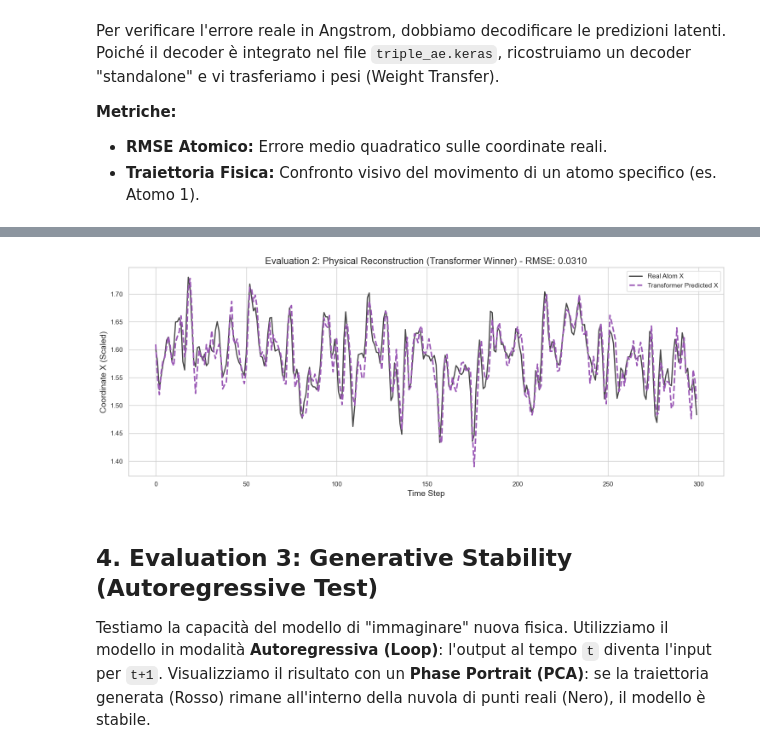
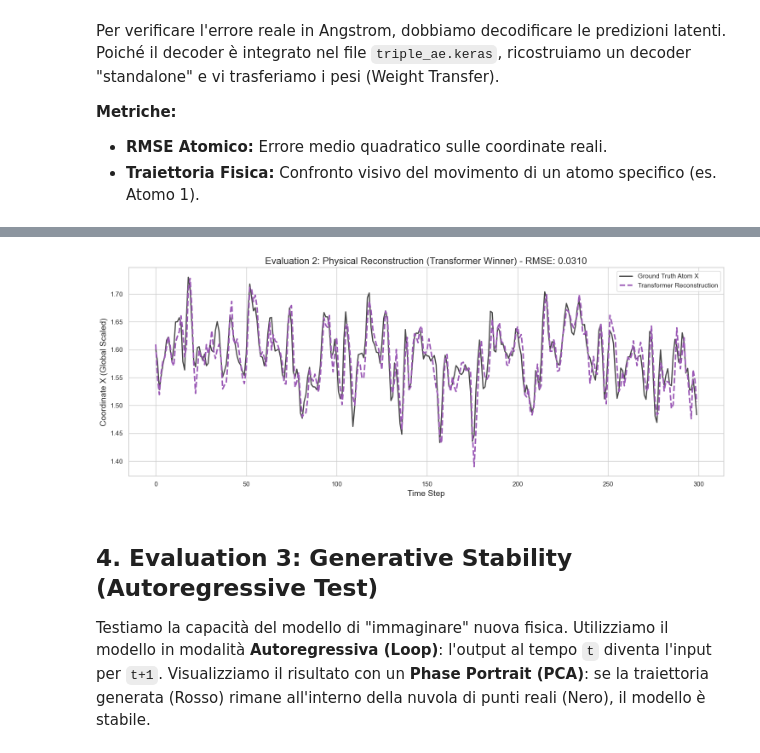
Before and after one commit to alfredoFaro98/exam_deep_learning_2026, a Jupyter notebook: Step_1_Preprocessing/04.ipynb, the cells around one changed output, grey strips where cells are left out. Saved outputs shown, nothing was run; the diff lists cells and outputs as text; code cells hidden in the pictures.

```diff
--- a/Step_1_Preprocessing/04.ipynb
+++ b/Step_1_Preprocessing/04.ipynb
@@ -318,7 +317,7 @@ Poiché il decoder è integrato nel file `triple_ae.keras`, ricostruiamo un deco
 * **Traiettoria Fisica:** Confronto visivo del movimento di un atomo specifico (es. Atomo 1).
 # %%
 # =============================================================================
-# BLOCCO 4: PHYSICAL SPACE EVALUATION (Transformer Edition)
+# EVALUATION 2: PHYSICAL SPACE RECONSTRUCTION (Transformer Edition)
 # =============================================================================
 from tensorflow.keras import layers, models, regularizers
 from tensorflow.keras.models import load_model
@@ -326,70 +325,106 @@ from sklearn.metrics import mean_squared_error
 import numpy as np
 import matplotlib.pyplot as plt
 
-# 1. FUNZIONE PER RICOSTRUIRE IL DECODER (Copia esatta dell'architettura Step 2)
+# 1. DECODER RECONSTRUCTION UTILITY
+# Replicates the exact architecture of the Decoder defined in the Autoencoder step.
+# This is necessary to use the decoder as a standalone generator.
 def build_decoder_standalone(latent_dim, single_dim):
     reg = regularizers.l2(1e-7)
     dec_input = layers.Input(shape=(latent_dim,), name="latent_input")
 
-    # Head 1: Coords
-    d_c = layers.Dense(256, kernel_regularizer=reg)(dec_input); d_c = layers.BatchNormalization()(d_c); d_c = layers.Activation("swish")(d_c)
-    d_c = layers.Dense(512, kernel_regularizer=reg)(d_c); d_c = layers.BatchNormalization()(d_c); d_c = layers.Activation("swish")(d_c)
+    # --- Head 1: Coordinates (Geometry) ---
+    d_c = layers.Dense(256, kernel_regularizer=reg)(dec_input)
+    d_c = layers.BatchNormalization()(d_c)
+    d_c = layers.Activation("swish")(d_c)
+
+    d_c = layers.Dense(512, kernel_regularizer=reg)(d_c)
+    d_c = layers.BatchNormalization()(d_c)
+    d_c = layers.Activation("swish")(d_c)
+
     out_coords = layers.Dense(single_dim, activation="linear", name="out_coords")(d_c)
 
-    # Head 2: Velocity
-    d_v = layers.Dense(256, kernel_regularizer=reg)(dec_input); d_v = layers.BatchNormalization()(d_v); d_v = layers.Activation("swish")(d_v)
-    d_v = layers.Dense(512, kernel_regularizer=reg)(d_v); d_v = layers.BatchNormalization()(d_v); d_v = layers.Activation("swish")(d_v)
-    d_v = layers.Dense(512, kernel_regularizer=reg)(d_v); d_v = layers.BatchNormalization()(d_v); d_v = layers.Activation("swish")(d_v)
+    # --- Head 2: Velocity (Momentum) ---
+    d_v = layers.Dense(256, kernel_regularizer=reg)(dec_input)
+    d_v = layers.BatchNormalization()(d_v)
+    d_v = layers.Activation("swish")(d_v)
+
+    d_v = layers.Dense(512, kernel_regularizer=reg)(d_v)
+    d_v = layers.BatchNormalization()(d_v)
+    d_v = layers.Activation("swish")(d_v)
+
+    d_v = layers.Dense(512, kernel_regularizer=reg)(d_v)
+    d_v = layers.BatchNormalization()(d_v)
+    d_v = layers.Activation("swish")(d_v)
+
     out_velo = layers.Dense(single_dim, activation="linear", name="out_velo")(d_v)
 
-    # Head 3: Forces
-    d_f = layers.Dense(256, kernel_regularizer=reg)(dec_input); d_f = layers.BatchNormalization()(d_f); d_f = layers.Activation("swish")(d_f)
-    d_f = layers.Dense(512, kernel_regularizer=reg)(d_f); d_f = layers.BatchNormalization()(d_f); d_f = layers.Activation("swish")(d_f)
-    d_f = layers.Dense(512, kernel_regularizer=reg)(d_f); d_f = layers.BatchNormalization()(d_f); d_f = layers.Activation("swish")(d_f)
+    # --- Head 3: Forces (Dynamics) ---
+    d_f = layers.Dense(256, kernel_regularizer=reg)(dec_input)
+    d_f = layers.BatchNormalization()(d_f)
+    d_f = layers.Activation("swish")(d_f)
+
+    d_f = layers.Dense(512, kernel_regularizer=reg)(d_f)
+    d_f = layers.BatchNormalization()(d_f)
+    d_f = layers.Activation("swish")(d_f)
+
+    d_f = layers.Dense(512, kernel_regularizer=reg)(d_f)
+    d_f = layers.BatchNormalization()(d_f)
+    d_f = layers.Activation("swish")(d_f)
+
     out_forces = layers.Dense(single_dim, activation="linear", name="out_forces")(d_f)
 
     return models.Model(dec_input, [out_coords, out_velo, out_forces])
 
-# 2. TRAPIANTO PESI
-# Assicuriamoci che AE_MODEL_PATH sia definito (se no lo rimettiamo)
+# 2. WEIGHT TRANSFER
 AE_MODEL_PATH = "saved_models_triple/triple_ae.keras"
 
-print(f"🔧 Estrazione Decoder da: {AE_MODEL_PATH}")
+print(f" Extracting Decoder weights from: {AE_MODEL_PATH}")
+
 try:
+    # Load the full pre-trained Autoencoder
     full_ae = load_model(AE_MODEL_PATH)
+
+    # Detect dimensions dynamically
     LATENT_DIM = 128
-    SINGLE_DIM = full_ae.output_shape[0][1] # Auto-detect dimensione output
+    # output_shape is a list for multi-head models: [(batch, dim), (batch, dim), (batch, dim)]
+    SINGLE_DIM = full_ae.output_shape[0][1]
 
+    # Build the standalone decoder graph
     decoder = build_decoder_standalone(LATENT_DIM, SINGLE_DIM)
 
-    # L'encoder ha 18 layer di pesi. Il resto è decoder.
+    # Transfer weights: Skips the Encoder layers (indices 0 to 17) and keeps the Decoder layers (18+)
+    # Note: The index 18 is specific to the Triple-Head v2.0 architecture defined in Step 3.
     decoder.set_weights(full_ae.get_weights()[18:])
-    print("✅ Decoder ricostruito con successo!")
+    print(" Decoder successfully reconstructed.")
 
-    # 3. DECODIFICA E CALCOLO ERRORE
-    print("⚙️ Decodifica in corso (Latent -> Atoms)...")
+    # 3. PHYSICAL SPACE PROJECTION & EVALUATION
+    print(" Projecting Latent Dynamics to Atomistic Coordinates...")
 
-    # Nota: y_pred qui è quello generato dal TRANSFORMER nella cella precedente
+    # y_pred: The latent predictions from the Transformer (Evaluation 1)
+    # y_true: The ground truth latent vectors
+    # We take [0] because predict returns a list [coords, velo, forces], we focus on Coords here.
     X_pred_phys = decoder.predict(y_pred, verbose=0)[0]
     X_true_phys = decoder.predict(y_true, verbose=0)[0]
 
+    # Calculate RMSE in the physical (scaled) space
     rmse_phys = np.sqrt(mean_squared_error(X_true_phys, X_pred_phys))
-    print(f"\n🌍 PHYSICAL RMSE (Transformer): {rmse_phys:.5f}")
+    print(f" PHYSICAL RMSE (Transformer): {rmse_phys:.5f}")
 
-    # 4. PLOT TRAIETTORIA
+    # 4. TRAJECTORY VISUALIZATION
     plt.figure(figsize=(15, 6))
-    plt.plot(X_true_phys[:300, 0], 'k', label='Real Atom X', alpha=0.8)
-    # Cambio colore e label per evidenziare che è il Transformer
-    plt.plot(X_pred_phys[:300, 0], '--', color='#9b59b6', label='Transformer Predicted X', linewidth=2.5)
+
+    # Plotting the first dimension of the first atom (Index 0)
+    plt.plot(X_true_phys[:300, 0], 'k', label='Ground Truth Atom X', alpha=0.8)
+    plt.plot(X_pred_phys[:300, 0], '--', color='#9b59b6', label='Transformer Reconstruction', linewidth=2.5)
 
     plt.title(f"Evaluation 2: Physical Reconstruction (Transformer Winner) - RMSE: {rmse_phys:.4f}")
     plt.xlabel("Time Step")
-    plt.ylabel("Coordinate X (Scaled)")
+    plt.ylabel("Coordinate X (Global Scaled)")
     plt.legend()
     plt.tight_layout()
     plt.savefig("Evaluation_2_Physical_Space_Transformer.jpg", dpi=300)
     plt.show()
 
 except Exception as e:
-    print(f"❌ ERRORE: {e}")
+    print(f" ERROR: {e}")
 # %% [output]
@@ -401,4 +435,4 @@ except Exception as e:
-[figure, old version]
+[figure, new version]
 # %% [markdown]
 ## 4. Evaluation 3: Generative Stability (Autoregressive Test)
 
```
Also changed, not shown: parts of 7 cells of this notebook, 16 other files.
